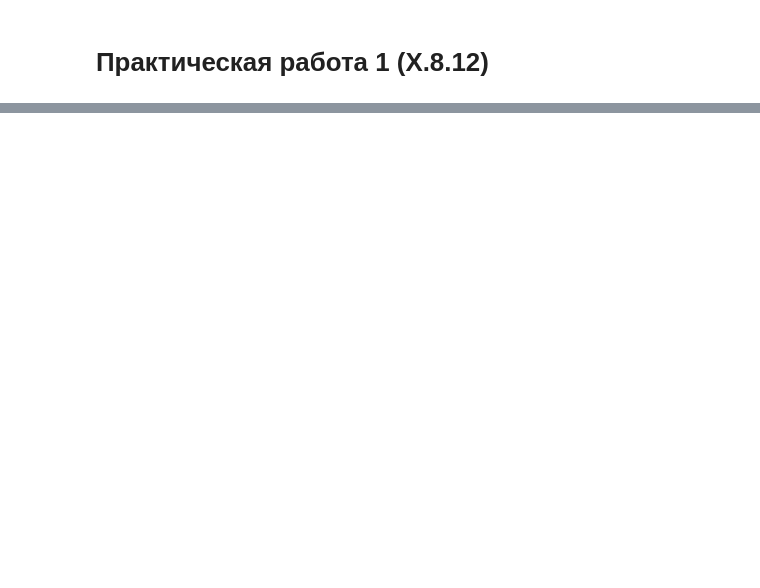
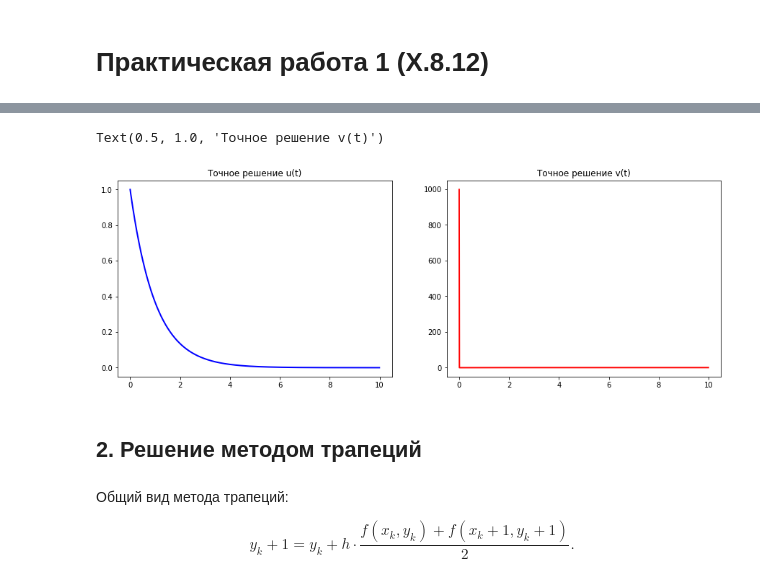
Before and after one commit to denisstasyev/Computational_Mathematics, a Jupyter notebook: PracticalTask1/PracticalTask1.ipynb, the cells around one changed output, grey strips where cells are left out. Drawn from its saved outputs; the diff is of its cells as text; code cells hidden in the pictures; blank space fills up the shorter version.

```diff
--- a/PracticalTask1/PracticalTask1.ipynb
+++ b/PracticalTask1/PracticalTask1.ipynb
@@ -5,3 +95,30 @@
+# %%
+# constants
+x_min = 0
+x_max = 10
+
+x = np.arange(x_min, x_max, 0.01)
+u = 1996/1999 * np.exp(-x) + 3/1999 * np.exp(-2000*x)
+v = -998/1999 * np.exp(-x) + 2997/3 * np.exp(-2000*x)
+
+ax = plt.subplot(1,2,1)
+plt.plot(x, u, color='blue', linewidth=2.0)
+ax.set_title("Точное решение u(t)")
+
+ax = plt.subplot(1,2,2)
+plt.plot(x, v, color='red', linewidth=2.0)
+ax.set_title("Точное решение v(t)")
+# %% [output]
+Text(0.5, 1.0, 'Точное решение v(t)')
+[figure, added]
+# %% [markdown]
+## 2. Решение методом трапеций
+# %% [markdown]
+Общий вид метода трапеций:
+
+\begin{equation*}
+ y_k+1 = y_k + h \cdot \frac{f(x_k, y_k) + f(x_k+1, y_k+1)}{2}.
+\end{equation*}
 # %%
 %matplotlib inline
 import numpy as np
```
Also changed, not shown: parts of 7 cells of this notebook.
